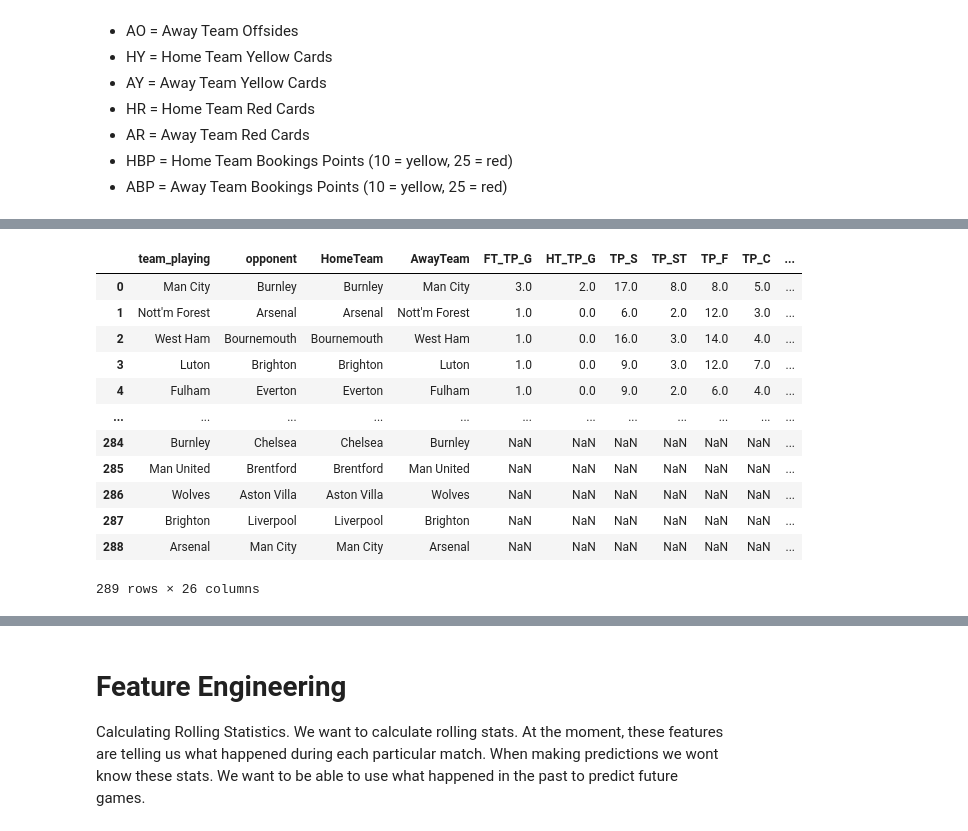
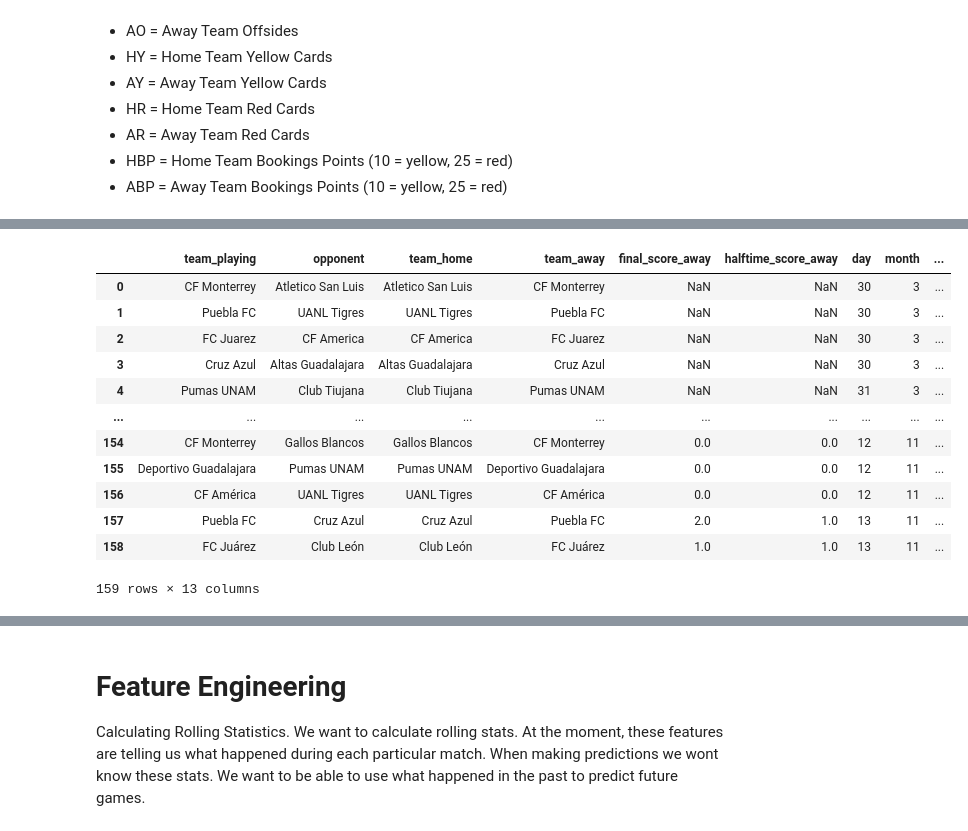
Before and after one commit to VillafuerteM/modelos_lineales_mcd, a Jupyter notebook: proyecto/py/data-prep_LigaMX.ipynb, the cells around one changed output, grey strips where cells are left out. Cells and saved outputs as stored; diff of their text form; code cells hidden in the pictures.

```diff
--- a/proyecto/py/data-prep_LigaMX.ipynb
+++ b/proyecto/py/data-prep_LigaMX.ipynb
@@ -182,15 +238,17 @@ df2['opponent'] = df2['HomeTeam']
 # Columns describing:
 # 1. What the team_playing did. We will use these columns to compute rolling statistics of the team playing.
 # 2. Columns describing what the opponent did? Yes because does that represent the team_playing, and how oppositions have done against them right?
-#
+# final_score_home	final_score_away	halftime_score_home	halftime_score_away
 
-df = df[['team_playing', 'opponent', 'HomeTeam', 'AwayTeam', 'FTHG', 'HTHG', 'HS', 'HST', 'HF', 'HC', 'HY', 'HR',
-        'Day', 'Month', 'Year', 'Hour',
-        'FTAG', 'HTAG', 'AS', 'AST', 'AF', 'AC', 'AY', 'AR', 'FTR', 'Referee']]
+df = df[['team_playing', 'opponent', 'team_home', 'team_away', 'final_score_home', 'halftime_score_home',
+        'day', 'month', 'year', 'hour',
+        'final_score_away', 'halftime_score_away',
+        'FTR']]
 
-df2 = df2[['team_playing', 'opponent','HomeTeam', 'AwayTeam','FTAG', 'HTAG', 'AS', 'AST', 'AF', 'AC', 'AY', 'AR',
-            'Day', 'Month', 'Year', 'Hour',
-            'FTHG', 'HTHG', 'HS', 'HST', 'HF', 'HC', 'HY', 'HR', 'FTR', 'Referee']]
+df2 = df2[['team_playing', 'opponent','team_home', 'team_away','final_score_away', 'halftime_score_away',
+            'day', 'month', 'year', 'hour',
+            'final_score_home', 'halftime_score_home',
+            'FTR']]
 
 
 # We have two datasets. Each containing a team_playing column. df is when the team_playing is the home team and df2 is when
@@ -235,35 +293,35 @@ df
 # %%
-df2 = df2.rename(columns = {'FTHG':'FT_OP_G',  #
-            'HTHG':'HT_OP_G',
-            'HS':'OP_S',
-            'HST':'OP_ST',
-            'HF':'OP_F',
-            'HC': 'OP_C',
-            'HY':'OP_Y',
-            'HR':'OP_R',
-            'FTAG':'FT_TP_G',
-            'HTAG':'HT_TP_G',
-            'AS':'TP_S',
-            'AST':'TP_ST',
-            'AF':'TP_F',
-            'AC': 'TP_C',
-            'AY':'TP_Y',
-            'AR':'TP_R'})
+#df2 = df2.rename(columns = {'FTHG':'FT_OP_G',  #
+#            'HTHG':'HT_OP_G',
+#            'HS':'OP_S',
+#            'HST':'OP_ST',
+#            'HF':'OP_F',
+#           'HC': 'OP_C',
+#            'HY':'OP_Y',
+#            'HR':'OP_R',
+#            'FTAG':'FT_TP_G',
+#            'HTAG':'HT_TP_G',
+#            'AS':'TP_S',
+#            'AST':'TP_ST',
+#            'AF':'TP_F',
+#            'AC': 'TP_C',
+#            'AY':'TP_Y',
+#            'AR':'TP_R'})
 
 df2
 # %% [output]
-|  | team_playing | opponent | HomeTeam | AwayTeam | FT_TP_G | HT_TP_G | TP_S | TP_ST | TP_F | TP_C | ... |
-| 0 | Man City | Burnley | Burnley | Man City | 3.0 | 2.0 | 17.0 | 8.0 | 8.0 | 5.0 | ... |
-| 1 | Nott'm Forest | Arsenal | Arsenal | Nott'm Forest | 1.0 | 0.0 | 6.0 | 2.0 | 12.0 | 3.0 | ... |
-| 2 | West Ham | Bournemouth | Bournemouth | West Ham | 1.0 | 0.0 | 16.0 | 3.0 | 14.0 | 4.0 | ... |
-| 3 | Luton | Brighton | Brighton | Luton | 1.0 | 0.0 | 9.0 | 3.0 | 12.0 | 7.0 | ... |
-| 4 | Fulham | Everton | Everton | Fulham | 1.0 | 0.0 | 9.0 | 2.0 | 6.0 | 4.0 | ... |
-| ... | ... | ... | ... | ... | ... | ... | ... | ... | ... | ... | ... |
-| 284 | Burnley | Chelsea | Chelsea | Burnley | NaN | NaN | NaN | NaN | NaN | NaN | ... |
-| 285 | Man United | Brentford | Brentford | Man United | NaN | NaN | NaN | NaN | NaN | NaN | ... |
-| 286 | Wolves | Aston Villa | Aston Villa | Wolves | NaN | NaN | NaN | NaN | NaN | NaN | ... |
-| 287 | Brighton | Liverpool | Liverpool | Brighton | NaN | NaN | NaN | NaN | NaN | NaN | ... |
-| 288 | Arsenal | Man City | Man City | Arsenal | NaN | NaN | NaN | NaN | NaN | NaN | ... |
+|  | team_playing | opponent | team_home | team_away | final_score_away | halftime_score_away | day | month | ... |
+| 0 | CF Monterrey | Atletico San Luis | Atletico San Luis | CF Monterrey | NaN | NaN | 30 | 3 | ... |
+| 1 | Puebla FC | UANL Tigres | UANL Tigres | Puebla FC | NaN | NaN | 30 | 3 | ... |
+| 2 | FC Juarez | CF America | CF America | FC Juarez | NaN | NaN | 30 | 3 | ... |
+| 3 | Cruz Azul | Altas Guadalajara | Altas Guadalajara | Cruz Azul | NaN | NaN | 30 | 3 | ... |
+| 4 | Pumas UNAM | Club Tiujana | Club Tiujana | Pumas UNAM | NaN | NaN | 31 | 3 | ... |
+| ... | ... | ... | ... | ... | ... | ... | ... | ... | ... |
+| 154 | CF Monterrey | Gallos Blancos | Gallos Blancos | CF Monterrey | 0.0 | 0.0 | 12 | 11 | ... |
+| 155 | Deportivo Guadalajara | Pumas UNAM | Pumas UNAM | Deportivo Guadalajara | 0.0 | 0.0 | 12 | 11 | ... |
+| 156 | CF América | UANL Tigres | UANL Tigres | CF América | 0.0 | 0.0 | 12 | 11 | ... |
+| 157 | Puebla FC | Cruz Azul | Cruz Azul | Puebla FC | 2.0 | 1.0 | 13 | 11 | ... |
+| 158 | FC Juárez | Club León | Club León | FC Juárez | 1.0 | 1.0 | 13 | 11 | ... |
-289 rows × 26 columns
+159 rows × 13 columns
 # %%
 df_final = pd.concat([df, df2], ignore_index=True)
```
Also changed, not shown: parts of 32 cells of this notebook.
